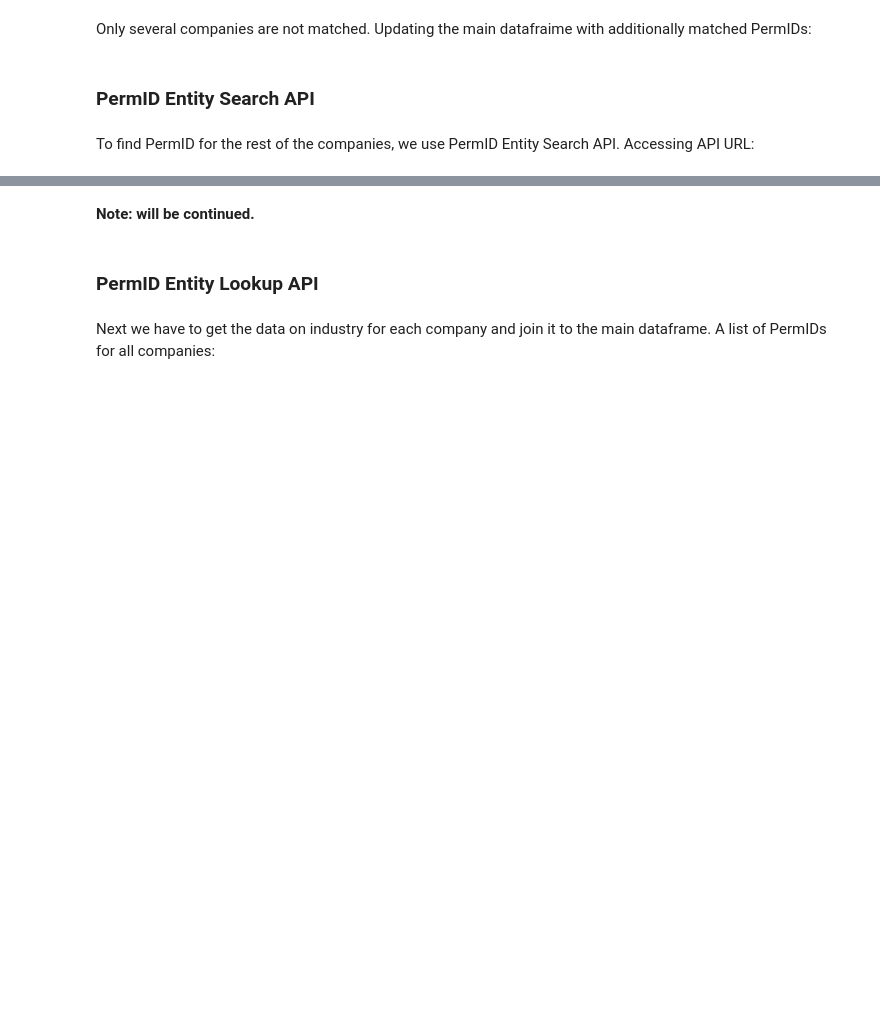
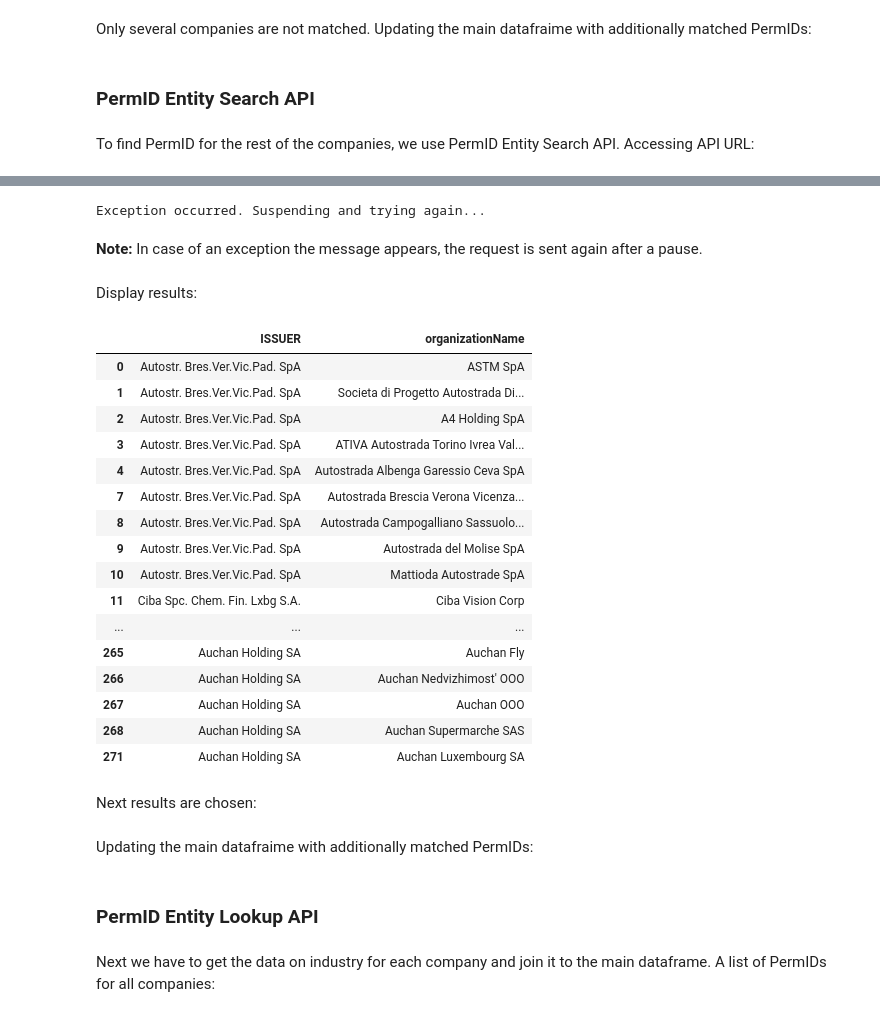
Before and after one commit to NinaMorgenstern/ECB-Bond-Purchases, a Jupyter notebook: Data Preparation.ipynb, the cells around one changed output, grey strips where cells are left out. Saved outputs shown, nothing was run; the diff lists cells and outputs as text; code cells hidden in the pictures; blank space fills up the shorter version.

```diff
--- a/Data Preparation.ipynb
+++ b/Data Preparation.ipynb
@@ -202,0 +206,2 @@ permIDsearch_url = links[links['API']=='permID Entity Search']['URL'].reset_inde
+# %%
+df['SEARCH'] = df['name'] + '|' + df['NAME'] + '|' + df['ISSUER']
@@ -203,9 +210,13 @@ permIDsearch_url = links[links['API']=='permID Entity Search']['URL'].reset_inde
 # %%
-# df['SEARCH'] = df['name'] + '|' + df['NAME'] + '|' + df['ISSUER']
-# for name in df[df['Match OpenPermID'].isna()]['SEARCH'].drop_duplicates():
-#     for query in name.split('|'):
-#         search_company = permID.entity_search(permID_token,permIDsearch_url,query)
-#         print(str(search_company) + ' ' + name.split('|')[6])
-#         sleep(20)
+res = []
+for name in df[df['Match OpenPermID'].isna()]['SEARCH'].drop_duplicates():
+    name_results = []
+    for query in name.split('|'):
+        search_company = permID.entity_search(permID_token,permIDsearch_url,query)
+        if search_company['total'] != 0:
+            name_results = name_results + search_company['entities']
+    res.append(pd.DataFrame(name_results).assign(ISSUER = name.split('|')[6]))
+# %% [output]
+Exception occurred. Suspending and trying again...
-# %% [markdown]
-<b> Note: will be continued.</b>
+# %% [markdown]
+<b>Note:</b> In case of an exception the message appears, the request is sent again after a pause.
@@ -211,0 +225,25 @@ permIDsearch_url = links[links['API']=='permID Entity Search']['URL'].reset_inde
+# %% [markdown]
+Display results:
+# %%
+with pd.option_context('display.max_rows', None, 'display.max_columns', None):
+    display(res[['ISSUER','organizationName']].drop_duplicates())
+# %% [output]
+|  | ISSUER | organizationName |
+| 0 | Autostr. Bres.Ver.Vic.Pad. SpA | ASTM SpA |
+| 1 | Autostr. Bres.Ver.Vic.Pad. SpA | Societa di Progetto Autostrada Di... |
+| 2 | Autostr. Bres.Ver.Vic.Pad. SpA | A4 Holding SpA |
+| 3 | Autostr. Bres.Ver.Vic.Pad. SpA | ATIVA Autostrada Torino Ivrea Val... |
+| 4 | Autostr. Bres.Ver.Vic.Pad. SpA | Autostrada Albenga Garessio Ceva SpA |
+| 7 | Autostr. Bres.Ver.Vic.Pad. SpA | Autostrada Brescia Verona Vicenza... |
+| 8 | Autostr. Bres.Ver.Vic.Pad. SpA | Autostrada Campogalliano Sassuolo... |
+| 9 | Autostr. Bres.Ver.Vic.Pad. SpA | Autostrada del Molise SpA |
+| 10 | Autostr. Bres.Ver.Vic.Pad. SpA | Mattioda Autostrade SpA |
+| 11 | Ciba Spc. Chem. Fin. Lxbg S.A. | Ciba Vision Corp |
+| ... | ... | ... |
+| 265 | Auchan Holding SA | Auchan Fly |
+| 266 | Auchan Holding SA | Auchan Nedvizhimost' OOO |
+| 267 | Auchan Holding SA | Auchan OOO |
+| 268 | Auchan Holding SA | Auchan Supermarche SAS |
+| 271 | Auchan Holding SA | Auchan Luxembourg SA |
+# %% [markdown]
+Next results are chosen:
@@ -211,0 +256,2 @@ permIDsearch_url = links[links['API']=='permID Entity Search']['URL'].reset_inde
+# %% [markdown]
+Updating the main datafraime with additionally matched PermIDs:
```
Also changed, not shown: parts of 13 cells of this notebook.
